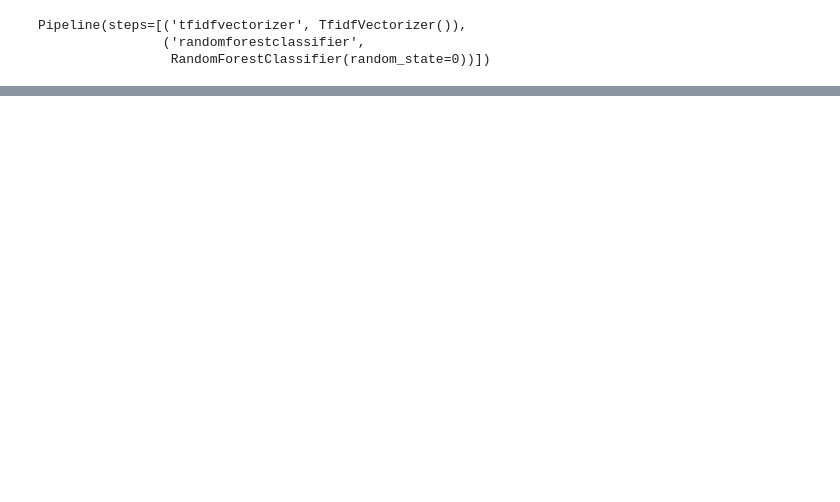
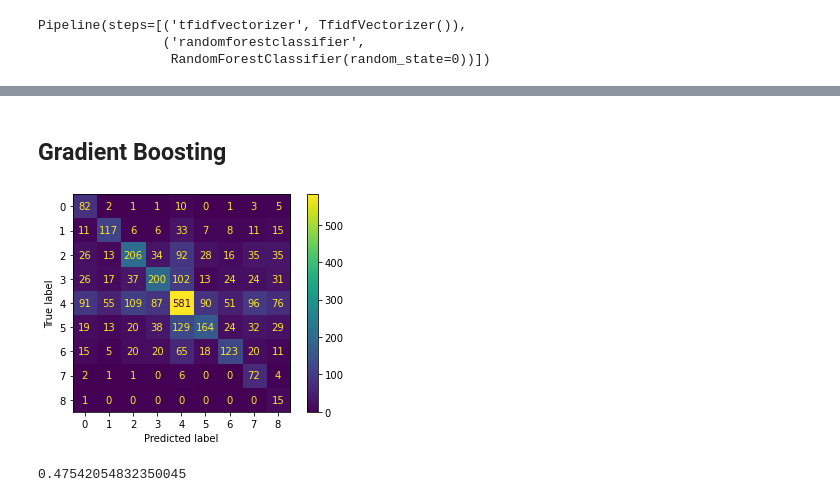
Before and after one commit to KamWithK/VirtualInternshipAnalysis, a Jupyter notebook: notebooks/tfidf.ipynb, the cells around one changed output, grey strips where cells are left out. Saved outputs shown, nothing was run; the diff lists cells and outputs as text; code cells hidden in the pictures; blank space fills up the shorter version.

```diff
--- a/notebooks/tfidf.ipynb
+++ b/notebooks/tfidf.ipynb
@@ -28,6 +67,6 @@ _, x_test, _, y_test = train_test_split(df["content"], df["OutcomeScore"], train
 # %%
-text_clf = make_pipeline(TfidfVectorizer(), RandomForestClassifier(random_state=0))
-text_clf.fit(x_train, y_train)
+random_forest_clf = make_pipeline(TfidfVectorizer(), RandomForestClassifier(random_state=0))
+random_forest_clf.fit(x_train, y_train)
 # %% [output]
 Pipeline(steps=[('tfidfvectorizer', TfidfVectorizer()),
                 ('randomforestclassifier',
@@ -64,0 +74,3 @@ plot_confusion_matrix(text_clf, x_test, y_test);
+# %%
+gradient_boosted_clf = make_pipeline(TfidfVectorizer(), GradientBoostingClassifier(n_estimators=300, random_state=0))
+gradient_boosted_clf.fit(x_train, y_train)
@@ -64,0 +207,10 @@ plot_confusion_matrix(text_clf, x_test, y_test);
+# %% [markdown]
+## Gradient Boosting
+# %%
+f1, report = evaluate_model(gradient_boosted_clf)
+# %% [output]
+[figure, added]
+# %%
+f1
+# %% [output]
+0.47542054832350045
```
Also changed, not shown: parts of 35 cells of this notebook.
